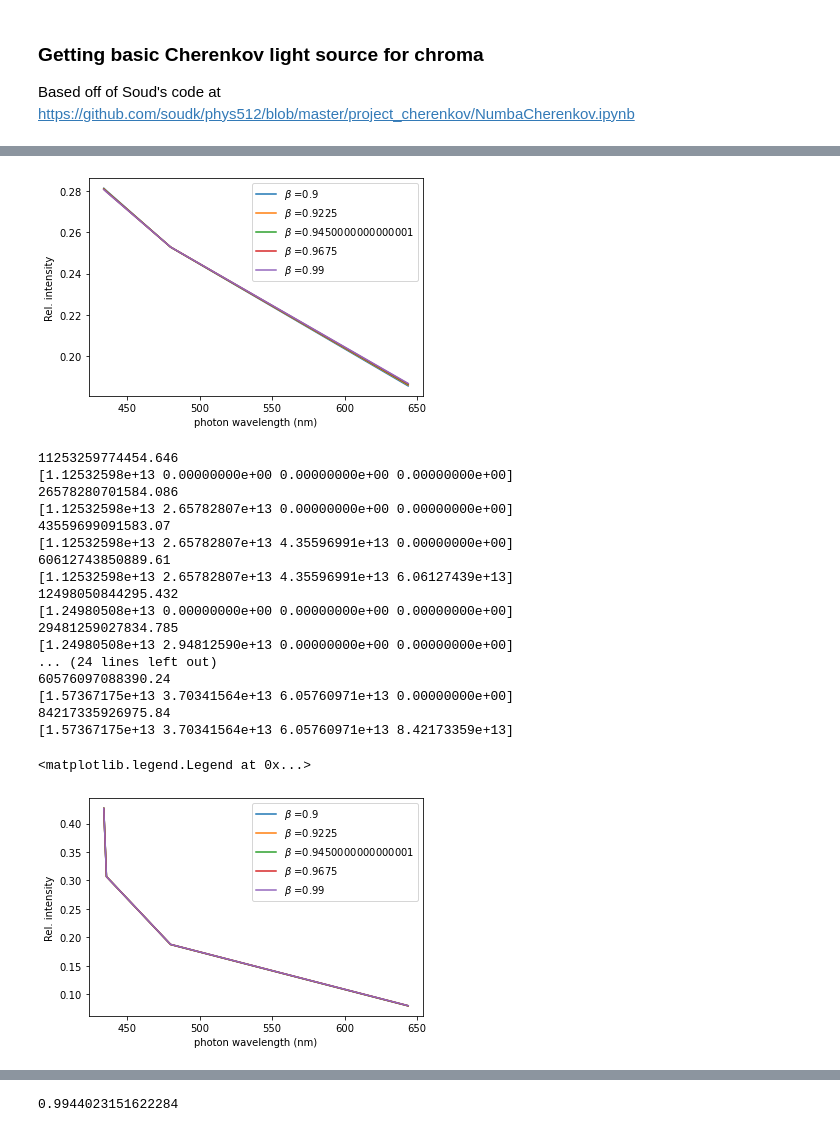
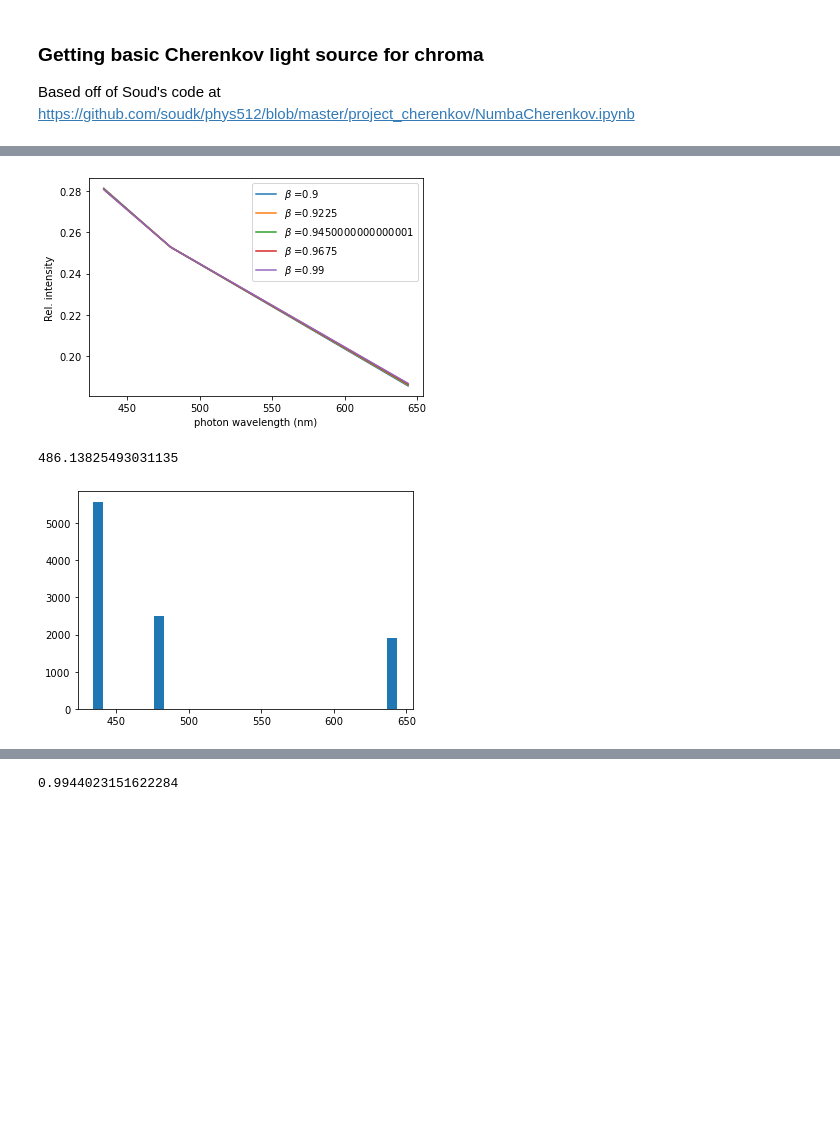
Before and after one commit to eklem1/OD_work, a Jupyter notebook: CherenkovLight.ipynb, the cells around one changed output, grey strips where cells are left out. Saved outputs shown, nothing was run; the diff lists cells and outputs as text; code cells hidden in the pictures; blank space fills up the shorter version.

```diff
--- a/CherenkovLight.ipynb
+++ b/CherenkovLight.ipynb
@@ -39,49 +67,33 @@ plt.show()
 # %%
 #I think mu(w) is constant in this range... So we can ignore the normalization then normalize later
+def IntensityWavelength(freq, beta, n):
+    E_loss = 1.0/(4*np.pi) * freq*(1.0 - 1.0/(beta**2.0 * n**2.0))
+    E_loss_rel = E_loss/np.abs(E_loss.sum())
+    return E_loss, E_loss_rel
+
 b = np.linspace(0.9, 0.99, 5)
 
 for beta in b:
-    E_loss = 1.0/(4*np.pi) * freq*(1.0 - 1.0/(beta**2.0 * n**2.0))
-    plt.plot(wavelengths,E_loss/np.abs(E_loss.sum()), '-',label=r'$\beta$ ='+str(beta) )
+    E_loss, E_loss_rel = IntensityWavelength(freq, beta, n)
+    plt.plot(wavelengths, E_loss_rel, '-',label=r'$\beta$ ='+str(beta) )
 
 plt.xlabel('photon wavelength (nm)')
 plt.ylabel('Rel. intensity')
 plt.legend()
 plt.show()
-
-
-for beta in b:
-    E = 0
-    E_loss = np.zeros(len(freq))
-    for i, f in enumerate(freq):
-        E += 1.0/(4*np.pi) * f*(1.0 - 1.0/(beta**2.0 * n[i]**2.0))
-        print(E)
-        E_loss[i] = E
-
-        print(E_loss)
-    plt.plot(wavelengths,E_loss/np.abs(E_loss.sum()), '-',label=r'$\beta$ ='+str(beta) )
-
-plt.xlabel('photon wavelength (nm)')
-plt.ylabel('Rel. intensity')
-plt.legend()
 # %% [output]
 [figure]
-11253259774454.646
-[1.12532598e+13 0.00000000e+00 0.00000000e+00 0.00000000e+00]
-26578280701584.086
-[1.12532598e+13 2.65782807e+13 0.00000000e+00 0.00000000e+00]
-43559699091583.07
-[1.12532598e+13 2.65782807e+13 4.35596991e+13 0.00000000e+00]
-60612743850889.61
-[1.12532598e+13 2.65782807e+13 4.35596991e+13 6.06127439e+13]
-12498050844295.432
-[1.24980508e+13 0.00000000e+00 0.00000000e+00 0.00000000e+00]
-29481259027834.785
-[1.24980508e+13 2.94812590e+13 0.00000000e+00 0.00000000e+00]
-... (24 lines left out)
-60576097088390.24
-[1.57367175e+13 3.70341564e+13 6.05760971e+13 0.00000000e+00]
-84217335926975.84
-[1.57367175e+13 3.70341564e+13 6.05760971e+13 8.42173359e+13]
-<matplotlib.legend.Legend at 0x...>
-[figure, removed]
+# %%
+# sample wavelengths from above
+E_loss, E_loss_rel = IntensityWavelength(freq, .99, n)
+
+photonWavelen = np.random.choice(wavelengths, p=E_loss_rel, size=10000)
+
+# print(photonWavelen)
+
+print(np.average(photonWavelen))
+plt.hist(photonWavelen, bins=30)
+plt.show()
+# %% [output]
+486.13825493031135
+[figure, added]
```
Also changed, not shown: parts of 11 cells of this notebook, 2 other files.
